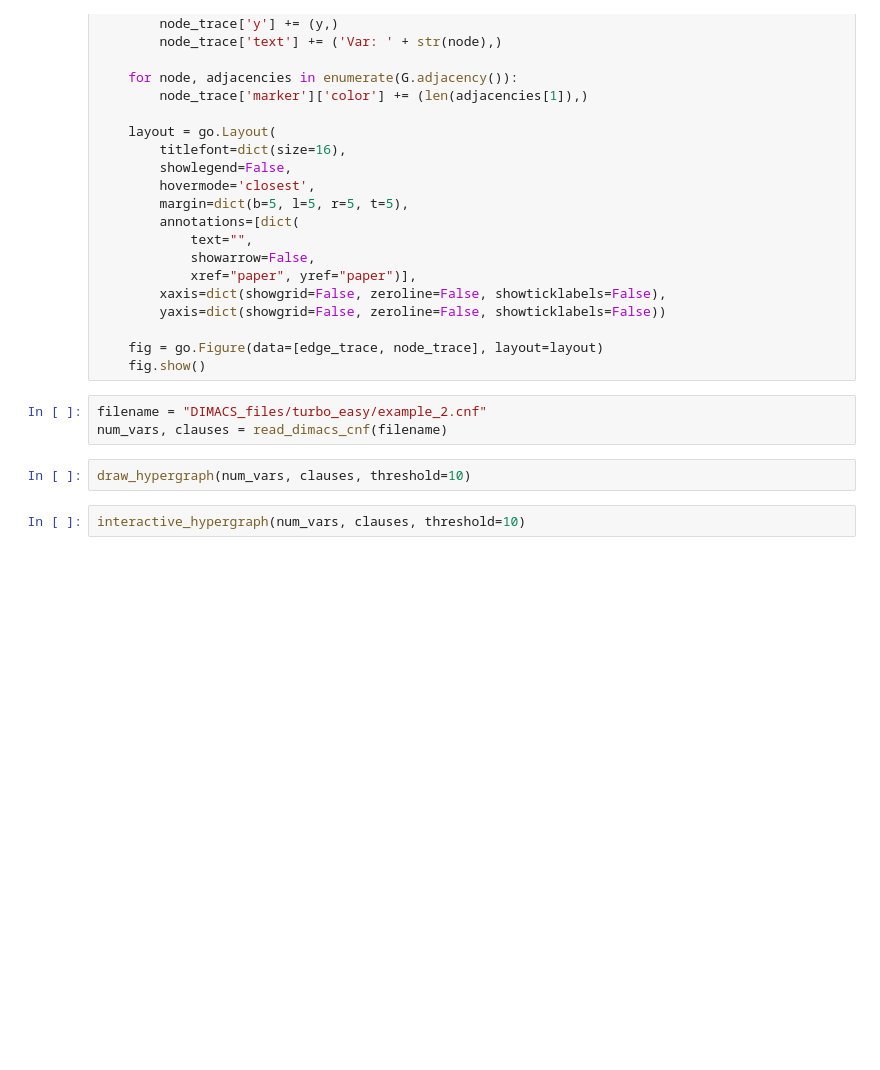
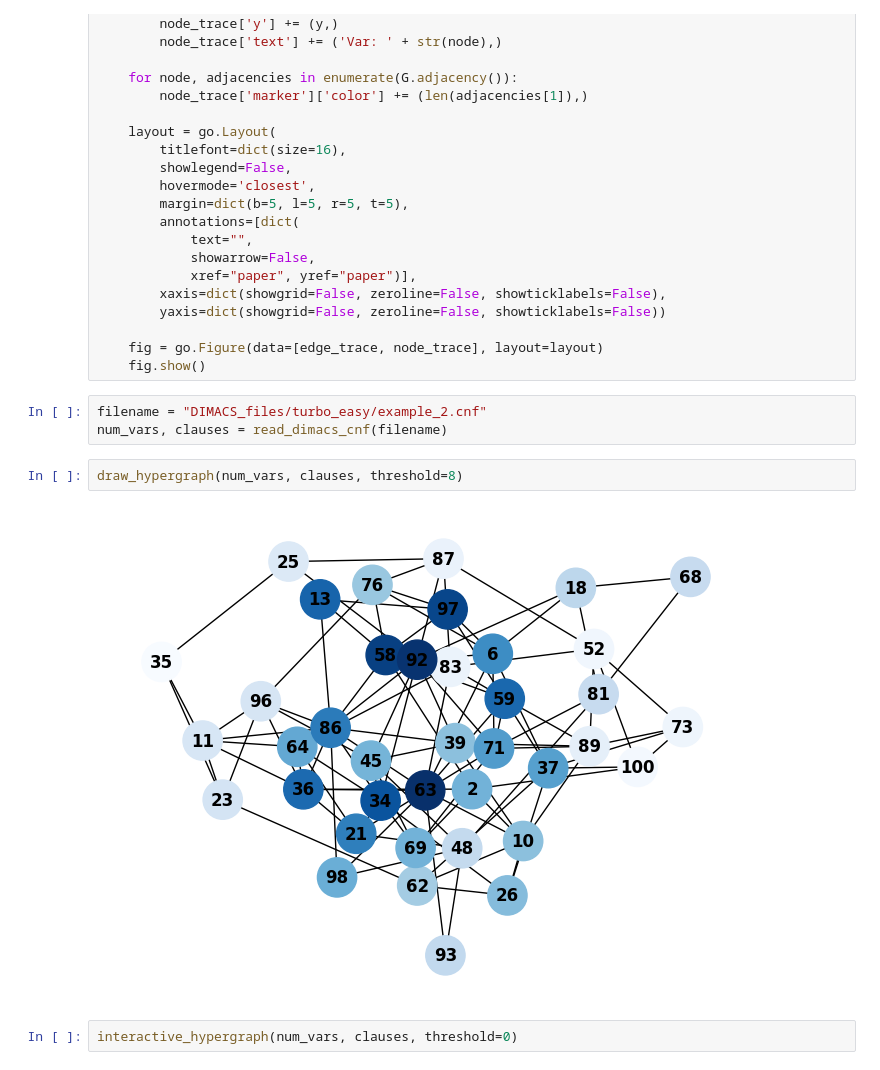
Before and after one commit to jakubbanach/LogicFormulas, a Jupyter notebook: hypergraphs v3.0 [1st best].ipynb, the cells around one changed output. Saved outputs shown, nothing was run; the diff lists cells and outputs as text; blank space fills up the shorter version.

```diff
--- a/hypergraphs v3.0 [1st best].ipynb
+++ b/hypergraphs v3.0 [1st best].ipynb
@@ -119,6 +119,8 @@ def interactive_hypergraph(num_vars, clauses, threshold=0):
 filename = "DIMACS_files/turbo_easy/example_2.cnf"
 num_vars, clauses = read_dimacs_cnf(filename)
 # %%
-draw_hypergraph(num_vars, clauses, threshold=10)
+draw_hypergraph(num_vars, clauses, threshold=8)
+# %% [output]
+[figure, added]
 # %%
-interactive_hypergraph(num_vars, clauses, threshold=10)
+interactive_hypergraph(num_vars, clauses, threshold=0)
```
